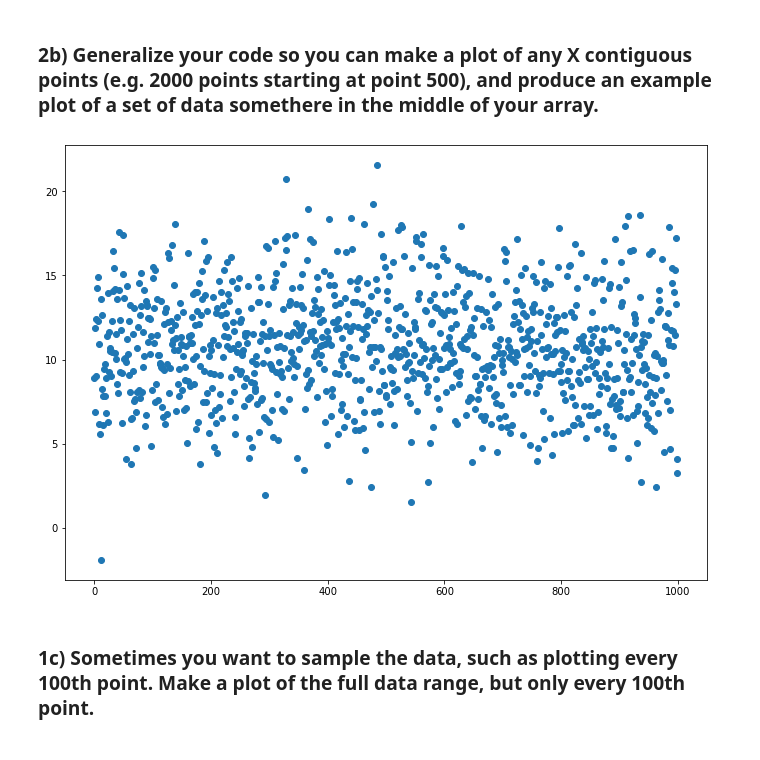
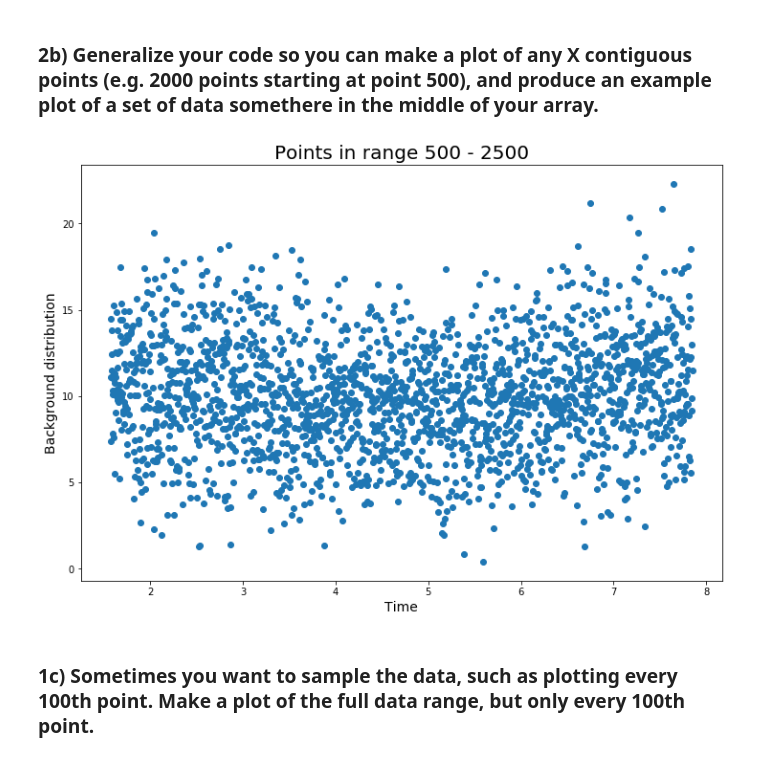
Before and after one commit to maria8ch/Phys434_BigData, a Jupyter notebook: Chernyavskaya_HW4.ipynb, the cells around one changed output. Saved outputs shown, nothing was run; the diff lists cells and outputs as text; code cells hidden in the pictures.

```diff
--- a/Chernyavskaya_HW4.ipynb
+++ b/Chernyavskaya_HW4.ipynb
@@ -64,9 +38,9 @@ def plot_this_range(start, points):
     ax.scatter(x1,bkgd[start:end]);
     return
-# %%
-plot_this_range(10000, 1000)
-# %% [output]
-[figure, removed]
+# %%
+plot_this_range(500, 2000, t, bkgd)
+# %% [output]
+[figure, added]
 # %% [markdown]
 ### 1c) Sometimes you want to sample the data, such as plotting every 100th point. Make a plot of the full data range, but only every 100th point.
 # %%
```
Also changed, not shown: parts of 20 cells of this notebook, 1 other file.
